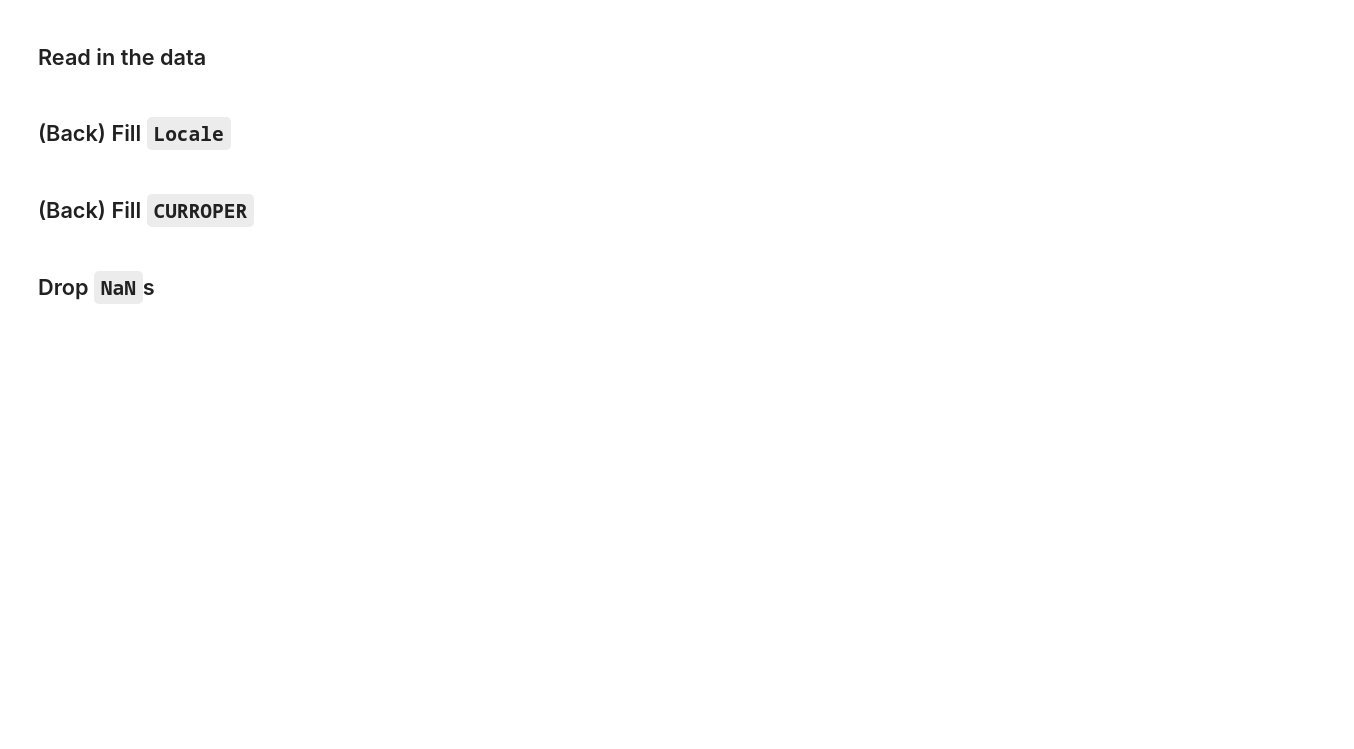
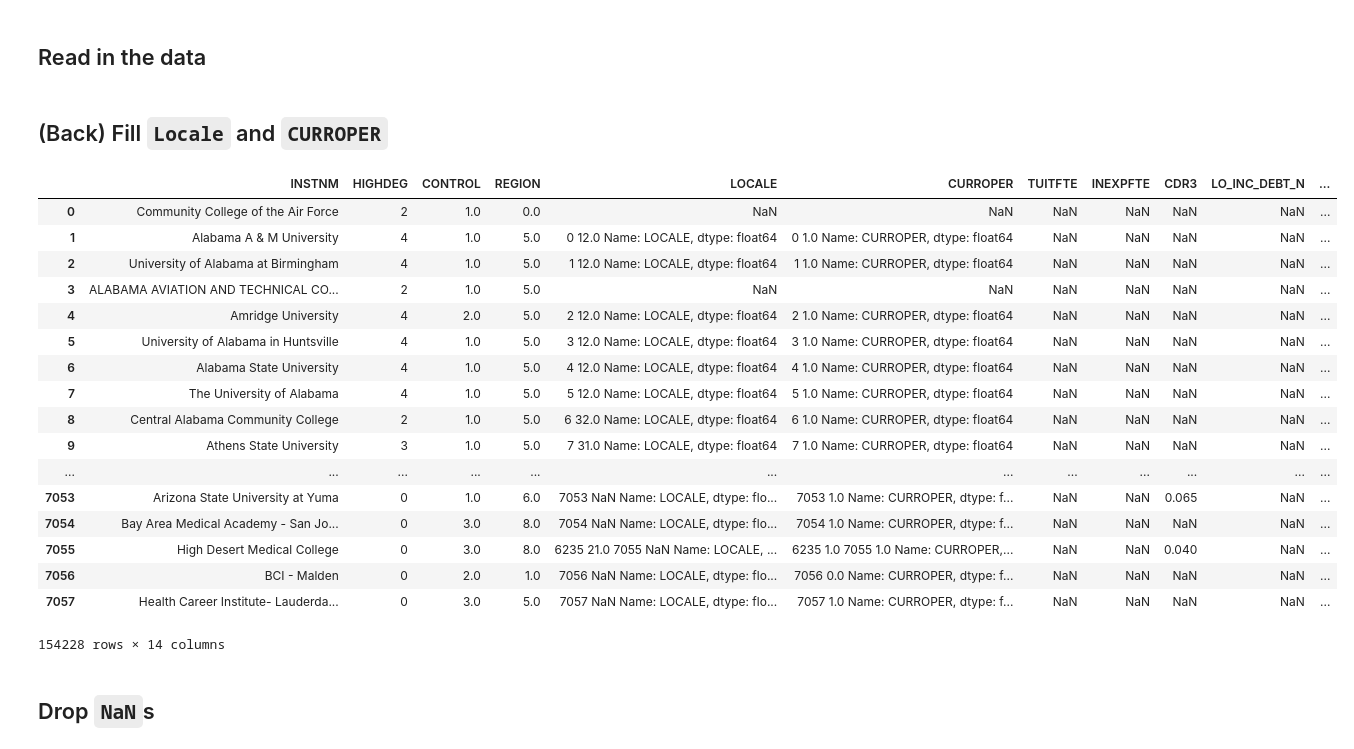
Before and after one commit to CliffordBridges/College-Scorecards-Uses-and-Insights, a Jupyter notebook: CMB_EDA_College_Dataset.ipynb, the cells around one changed output. Cells and saved outputs as stored; diff of their text form; code cells hidden in the pictures; blank space fills up the shorter version.

````diff
--- a/CMB_EDA_College_Dataset.ipynb
+++ b/CMB_EDA_College_Dataset.ipynb
@@ -94,9 +94,28 @@ The year
 # %%
 df = pd.read_pickle('pickle_copy.pkl')
 # %% [markdown]
-## (Back) Fill ```Locale```
+## (Back) Fill ```Locale``` and ```CURROPER```
-# %% [markdown]
-## (Back) Fill ```CURROPER```
+# %%
+fxn.back_fill_from_year(df, 2017)
+# %% [output]
+|  | INSTNM | HIGHDEG | CONTROL | REGION | LOCALE | CURROPER | TUITFTE | INEXPFTE | CDR3 | LO_INC_DEBT_N | ... |
+| 0 | Community College of the Air Force | 2 | 1.0 | 0.0 | NaN | NaN | NaN | NaN | NaN | NaN | ... |
+| 1 | Alabama A & M University | 4 | 1.0 | 5.0 | 0 12.0 Name: LOCALE, dtype: float64 | 0 1.0 Name: CURROPER, dtype: float64 | NaN | NaN | NaN | NaN | ... |
+| 2 | University of Alabama at Birmingham | 4 | 1.0 | 5.0 | 1 12.0 Name: LOCALE, dtype: float64 | 1 1.0 Name: CURROPER, dtype: float64 | NaN | NaN | NaN | NaN | ... |
+| 3 | ALABAMA AVIATION AND TECHNICAL CO... | 2 | 1.0 | 5.0 | NaN | NaN | NaN | NaN | NaN | NaN | ... |
+| 4 | Amridge University | 4 | 2.0 | 5.0 | 2 12.0 Name: LOCALE, dtype: float64 | 2 1.0 Name: CURROPER, dtype: float64 | NaN | NaN | NaN | NaN | ... |
+| 5 | University of Alabama in Huntsville | 4 | 1.0 | 5.0 | 3 12.0 Name: LOCALE, dtype: float64 | 3 1.0 Name: CURROPER, dtype: float64 | NaN | NaN | NaN | NaN | ... |
+| 6 | Alabama State University | 4 | 1.0 | 5.0 | 4 12.0 Name: LOCALE, dtype: float64 | 4 1.0 Name: CURROPER, dtype: float64 | NaN | NaN | NaN | NaN | ... |
+| 7 | The University of Alabama | 4 | 1.0 | 5.0 | 5 12.0 Name: LOCALE, dtype: float64 | 5 1.0 Name: CURROPER, dtype: float64 | NaN | NaN | NaN | NaN | ... |
+| 8 | Central Alabama Community College | 2 | 1.0 | 5.0 | 6 32.0 Name: LOCALE, dtype: float64 | 6 1.0 Name: CURROPER, dtype: float64 | NaN | NaN | NaN | NaN | ... |
+| 9 | Athens State University | 3 | 1.0 | 5.0 | 7 31.0 Name: LOCALE, dtype: float64 | 7 1.0 Name: CURROPER, dtype: float64 | NaN | NaN | NaN | NaN | ... |
+| ... | ... | ... | ... | ... | ... | ... | ... | ... | ... | ... | ... |
+| 7053 | Arizona State University at Yuma | 0 | 1.0 | 6.0 | 7053 NaN Name: LOCALE, dtype: flo... | 7053 1.0 Name: CURROPER, dtype: f... | NaN | NaN | 0.065 | NaN | ... |
+| 7054 | Bay Area Medical Academy - San Jo... | 0 | 3.0 | 8.0 | 7054 NaN Name: LOCALE, dtype: flo... | 7054 1.0 Name: CURROPER, dtype: f... | NaN | NaN | NaN | NaN | ... |
+| 7055 | High Desert Medical College | 0 | 3.0 | 8.0 | 6235 21.0 7055 NaN Name: LOCALE, ... | 6235 1.0 7055 1.0 Name: CURROPER,... | NaN | NaN | 0.040 | NaN | ... |
+| 7056 | BCI - Malden | 0 | 2.0 | 1.0 | 7056 NaN Name: LOCALE, dtype: flo... | 7056 0.0 Name: CURROPER, dtype: f... | NaN | NaN | NaN | NaN | ... |
+| 7057 | Health Career Institute- Lauderda... | 0 | 3.0 | 5.0 | 7057 NaN Name: LOCALE, dtype: flo... | 7057 1.0 Name: CURROPER, dtype: f... | NaN | NaN | NaN | NaN | ... |
+154228 rows × 14 columns
 # %% [markdown]
 ## Drop ```NaN```s
 # %%
````
Also changed, not shown: parts of 1 cell of this notebook, 2 other files.
